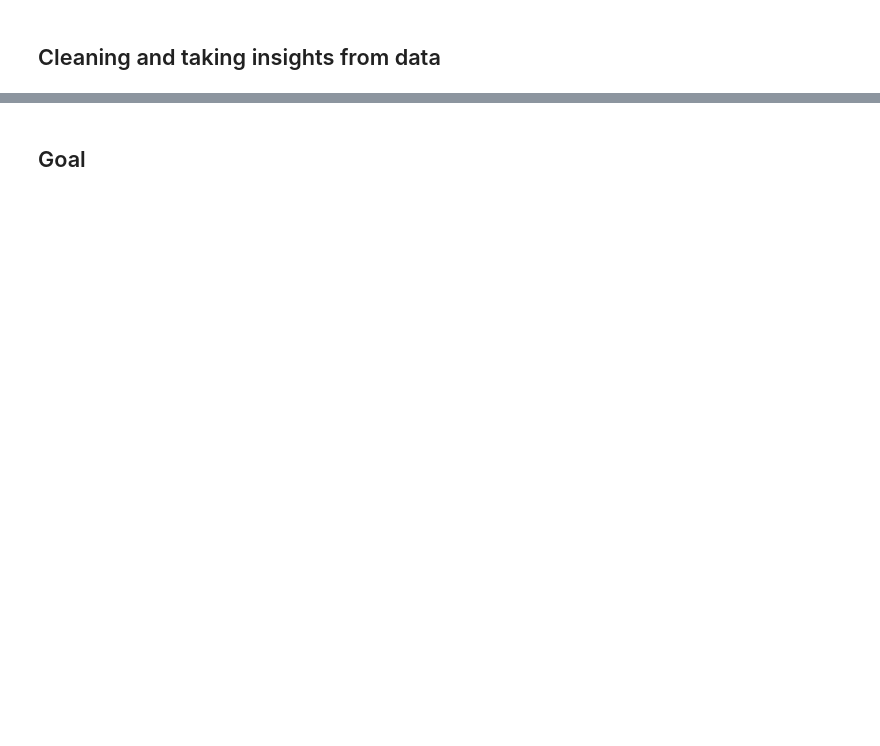
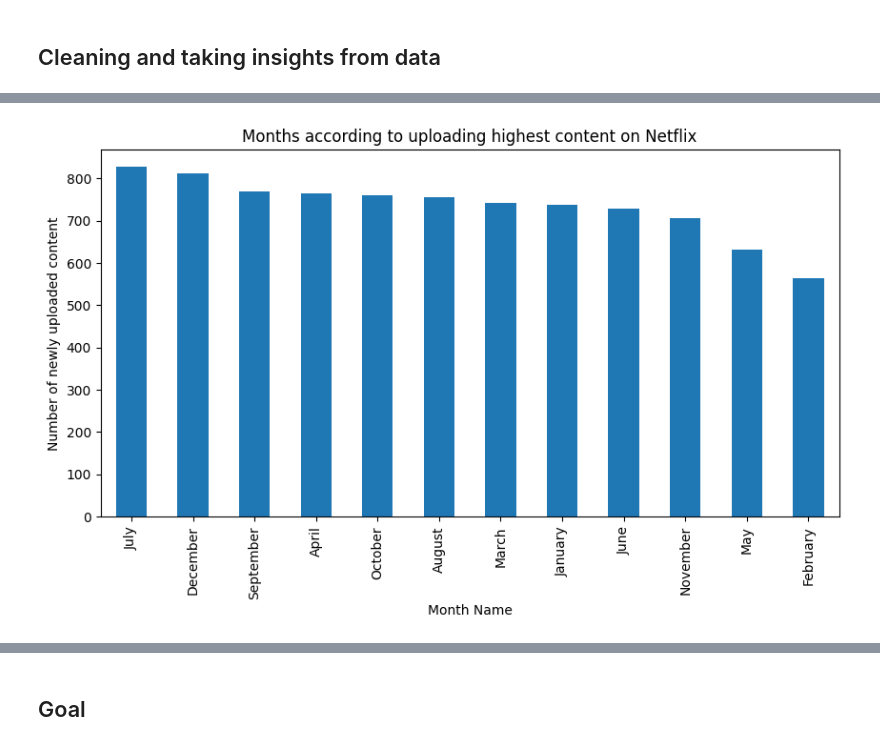
Before and after one commit to Udit8158/Data_Science_Learning, a Jupyter notebook: Projects/01_netflix_show_eda/netflix_eda_take02.ipynb, the cells around one changed output, grey strips where cells are left out. Saved outputs shown, nothing was run; the diff lists cells and outputs as text; code cells hidden in the pictures; blank space fills up the shorter version.

```diff
--- a/Projects/01_netflix_show_eda/netflix_eda_take02.ipynb
+++ b/Projects/01_netflix_show_eda/netflix_eda_take02.ipynb
@@ -202,0 +277,7 @@ dct.plot(kind='bar', title='Top 5 Countries in TV Shows of Netflix', xlabel='Cou
+# %%
+df.listing_month.value_counts().plot(kind='bar', title='Months according to uploading highest content on Netflix',
+                                    xlabel='Month Name', ylabel='Number of newly uploaded content',
+                                     figsize=(10,5)
+                                    );
+# %% [output]
+[figure, added]
```
Also changed, not shown: parts of 64 cells of this notebook.
